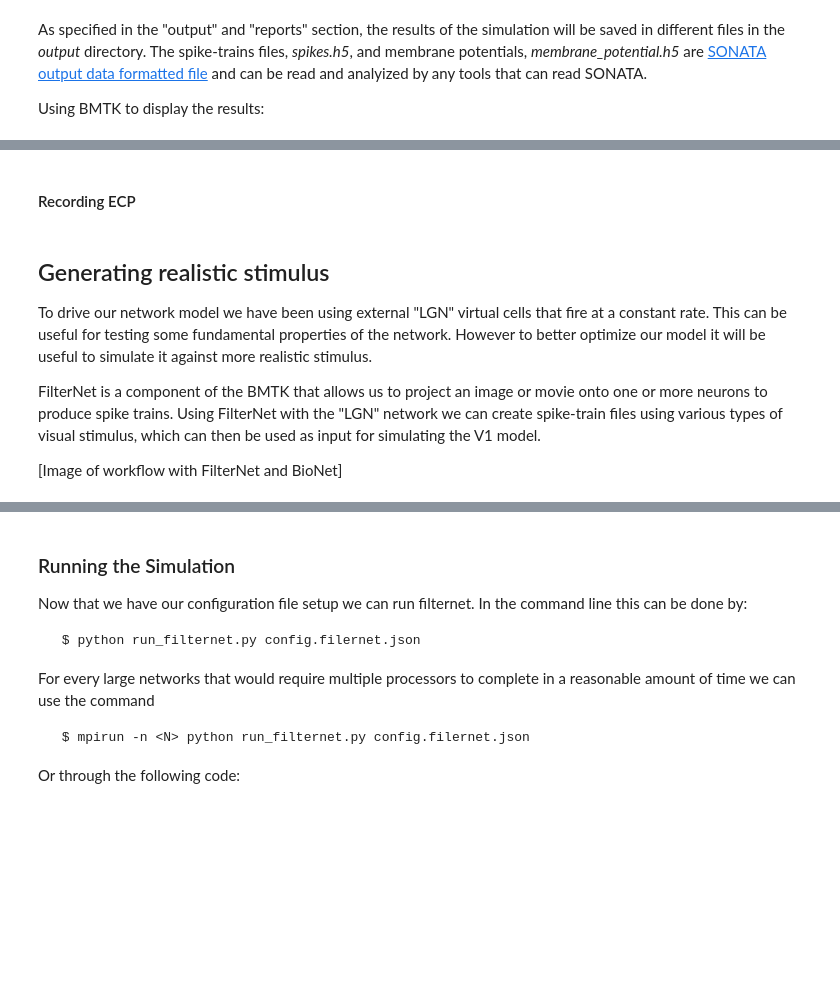
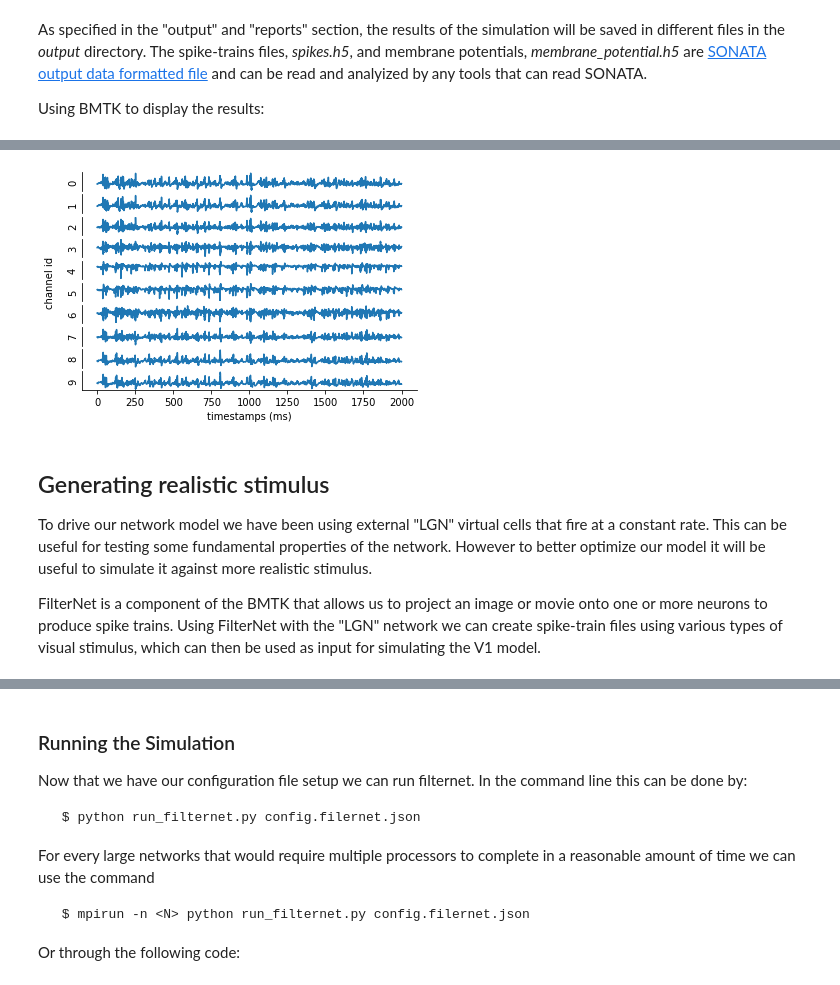
Before and after one commit to AllenInstitute/bmtk, a Jupyter notebook: docs/tutorial/modeling_tut_2021/Mouse_L4.ipynb, the cells around one changed output, grey strips where cells are left out. Cells and saved outputs as stored; diff of their text form; code cells hidden in the pictures; blank space fills up the shorter version.

```diff
--- a/docs/tutorial/modeling_tut_2021/Mouse_L4.ipynb
+++ b/docs/tutorial/modeling_tut_2021/Mouse_L4.ipynb
@@ -535,13 +662,15 @@ _ = plot_raster(config_file='config.bionet.json', group_by='pop_name')
-# %% [markdown]
-#### Recording ECP
+# %%
+from bmtk.analyzer.ecp import plot_ecp
+
+_ = plot_ecp(config_file='config.bionet.json', report_name='ecp')
+# %% [output]
+[figure, added]
 # %% [markdown]
 ## Generating realistic stimulus
 
 To drive our network model we have been using external "LGN" virtual cells that fire at a constant rate. This can be useful for testing some fundamental properties of the network. However to better optimize our model it will be useful to simulate it against more realistic stimulus.
 
 FilterNet is a component of the BMTK that allows us to project an image or movie onto one or more neurons to produce spike trains. Using FilterNet with the "LGN" network we can create spike-train files using various types of visual stimulus, which can then be used as input for simulating the V1 model.
-
-[Image of workflow with FilterNet and BioNet]
 # %% [markdown]
 ### FilterNet Directory Structure
 
```
Also changed, not shown: parts of 37 cells of this notebook, 23 other files.
